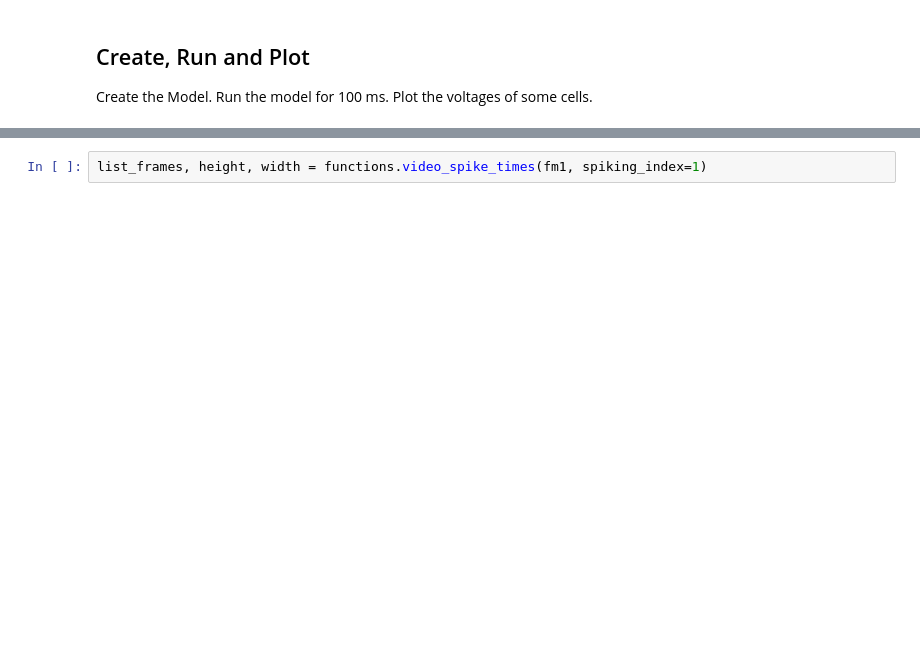
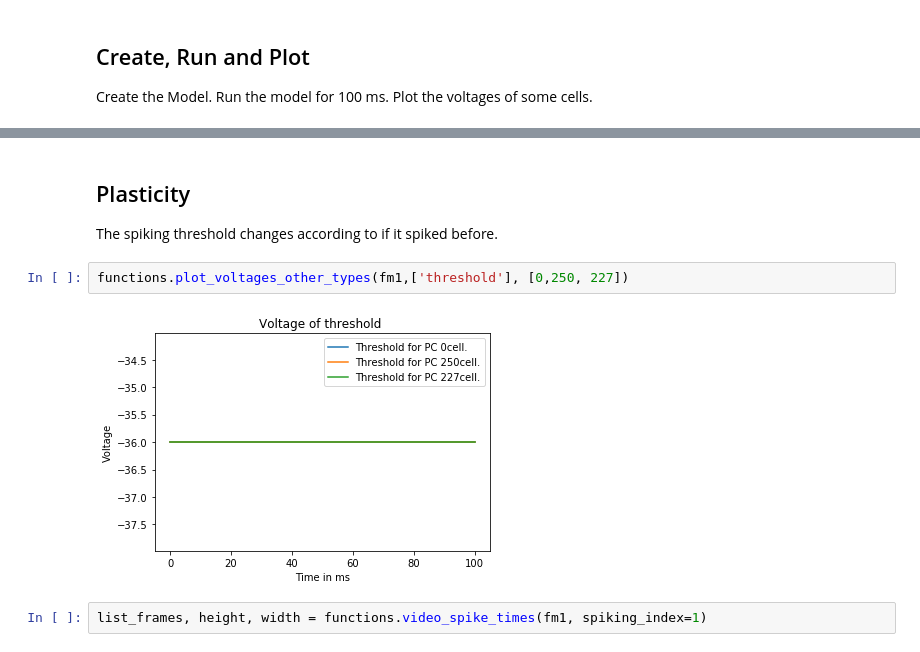
Before and after one commit to Victoriad1996/SemesterProject, a Jupyter notebook: SimpleFairhall/first_project_oop_plots.ipynb, the cells around one changed output, grey strips where cells are left out. Drawn from its saved outputs; the diff is of its cells as text; blank space fills up the shorter version.

```diff
--- a/SimpleFairhall/first_project_oop_plots.ipynb
+++ b/SimpleFairhall/first_project_oop_plots.ipynb
@@ -53,3 +134,10 @@ Second wave
+# %% [markdown]
+## Plasticity
+The spiking threshold changes according to if it spiked before.
+# %%
+functions.plot_voltages_other_types(fm1,['threshold'], [0,250, 227])
+# %% [output]
+[figure, added]
 # %%
 list_frames, height, width = functions.video_spike_times(fm1, spiking_index=1)
 # %%
```
Also changed, not shown: parts of 18 cells of this notebook, 3 other files.
